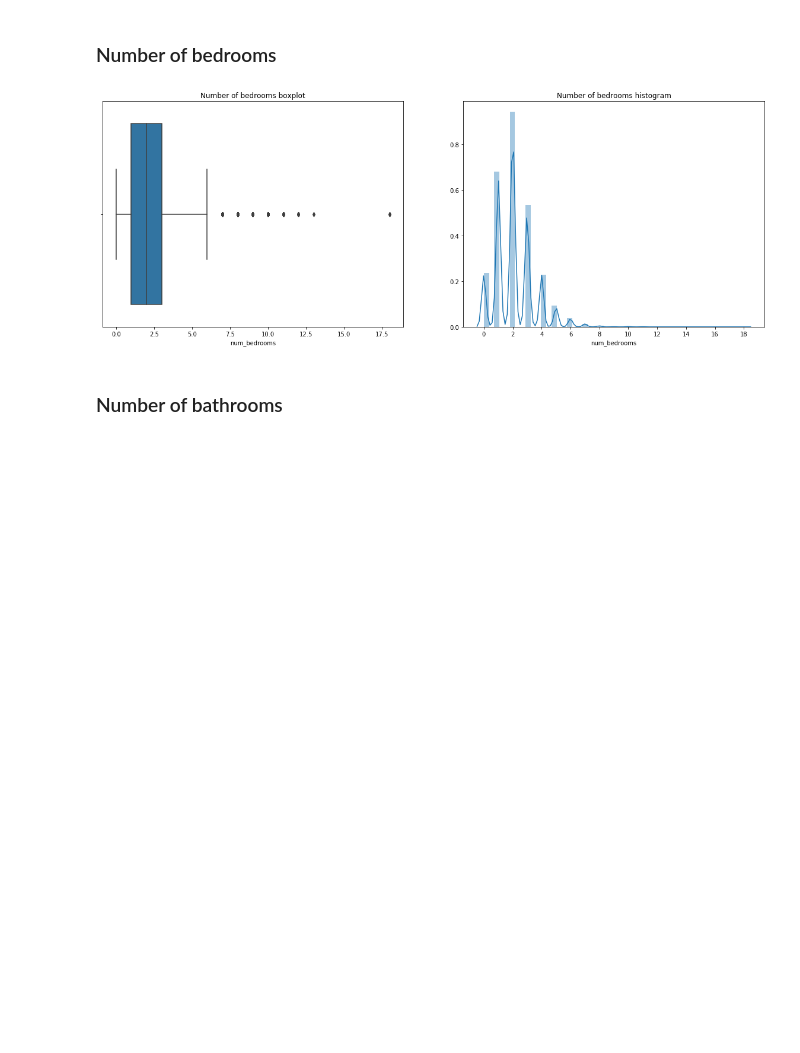
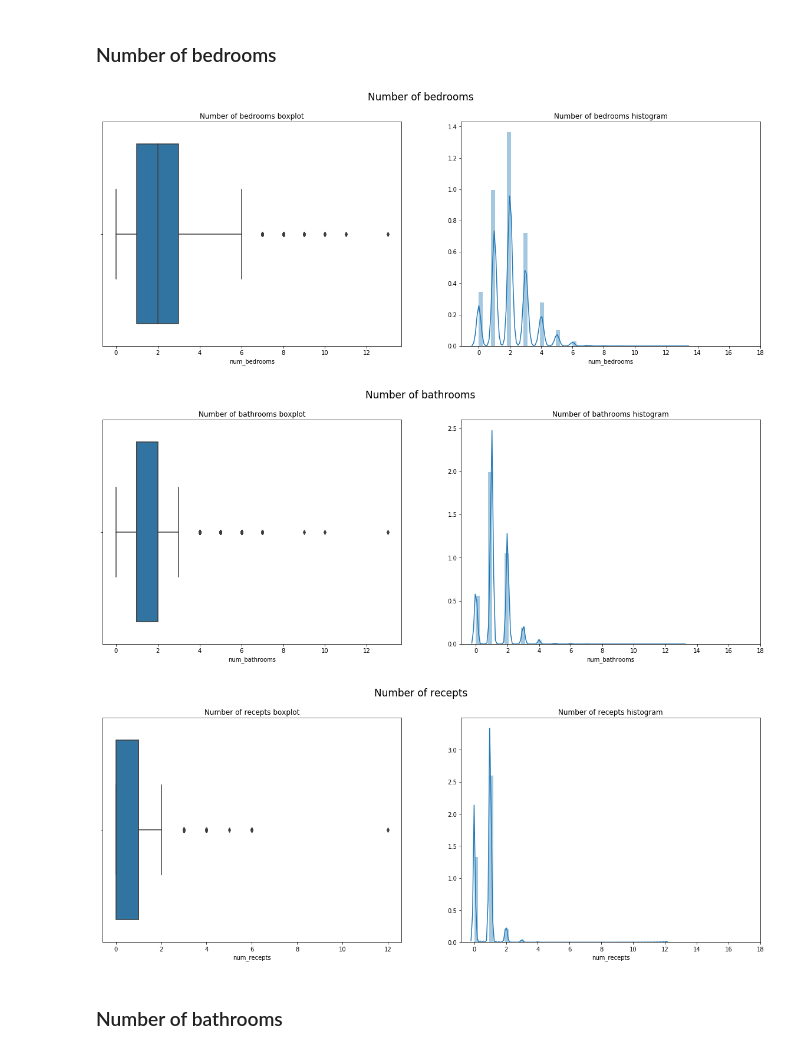
Before and after one commit to marco-cardoso/property_anomaly_detector_frontend, a Jupyter notebook: notebooks/eda.ipynb, the cells around one changed output. Saved outputs shown, nothing was run; the diff lists cells and outputs as text; code cells hidden in the pictures; blank space fills up the shorter version.

Commit message:
Update a few EDA notebook plots

```diff
--- a/notebooks/eda.ipynb
+++ b/notebooks/eda.ipynb
@@ -159,22 +159,28 @@ plt.show()
 # %% [markdown]
 ### Number of bedrooms
 # %%
-fig, ax = plt.subplots(1, 2, figsize=(20, 7))
-
-sns.boxplot(x="num_bedrooms", data=df, ax=ax[0])
+num_features = [('num_bedrooms', 'Number of bedrooms'), ('num_bathrooms', 'Number of bathrooms'), ('num_recepts' , 'Number of recepts')]
+for feature_tupl in num_features:
 
 
-ax[0].set_title("Number of bedrooms boxplot")
+    fig, ax = plt.subplots(1, 2, figsize=(20, 7))
+
+    sns.boxplot(x=feature_tupl[0] , data=df, ax=ax[0])
 
 
-sns.distplot(df['num_bedrooms'], ax=ax[1])
-ax[1].set_xticks(np.arange(0, 19, 2))
-ax[1].set_title("Number of bedrooms histogram")
+    ax[0].set_title(f"{feature_tupl[1]} boxplot")
 
 
-plt.show()
+    sns.distplot(df[feature_tupl[0]], ax=ax[1])
+    ax[1].set_xticks(np.arange(0, 19, 2))
+    ax[1].set_title(f"{feature_tupl[1]} histogram")
+
+    fig.suptitle(feature_tupl[1], fontsize=17)
+    plt.show()
 # %% [output]
-[figure, old version]
+[figure, new version]
+[figure, added]
+[figure, added]
 # %% [markdown]
 ### Number of bathrooms
 # %%
```
